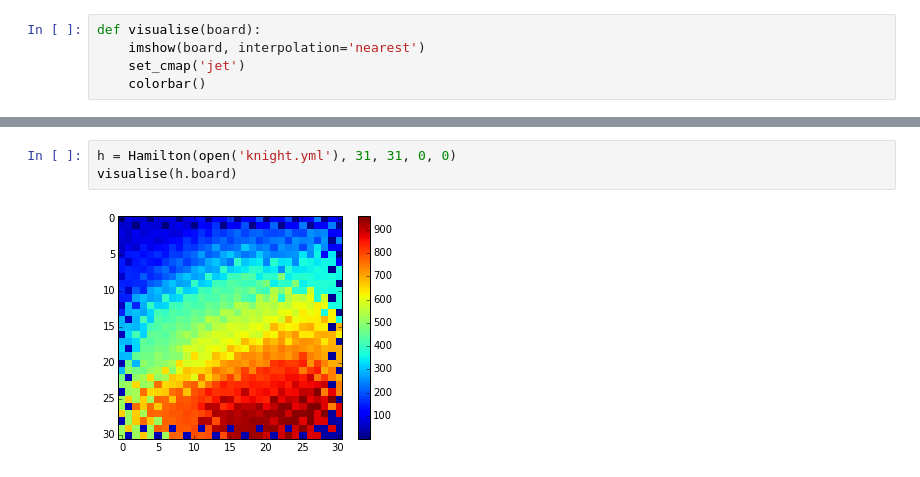
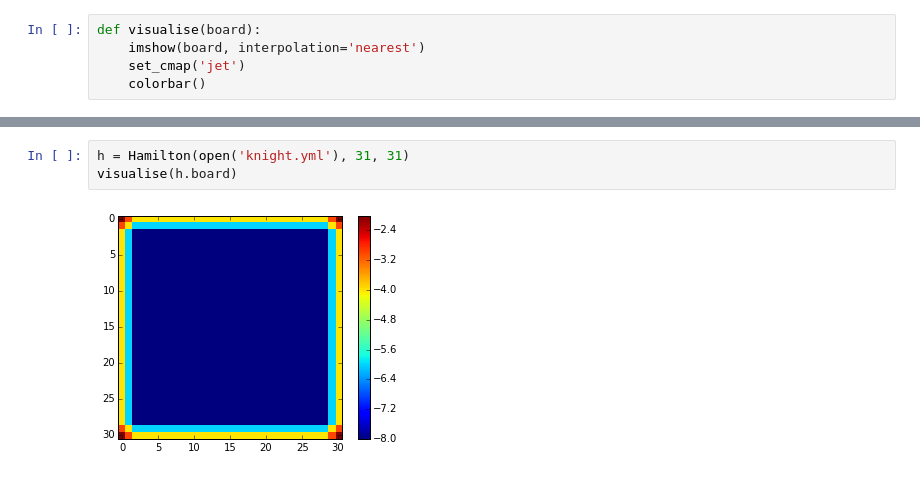
Before and after one commit to jfjlaros/hamilton, a Jupyter notebook: hamilton/heatmap.ipynb, the cells around one changed output, grey strips where cells are left out. Drawn from its saved outputs; the diff is of its cells as text.

```diff
--- a/hamilton/heatmap.ipynb
+++ b/hamilton/heatmap.ipynb
@@ -17,5 +22,5 @@ visualise(h.board)
 # %%
-h = Hamilton(open('knight.yml'), 31, 31, 0, 0)
+h = Hamilton(open('knight.yml'), 31, 31)
 visualise(h.board)
 # %% [output]
-[figure, old version]
+[figure, new version]
```
Also changed, not shown: parts of 3 cells of this notebook, 3 other files.
